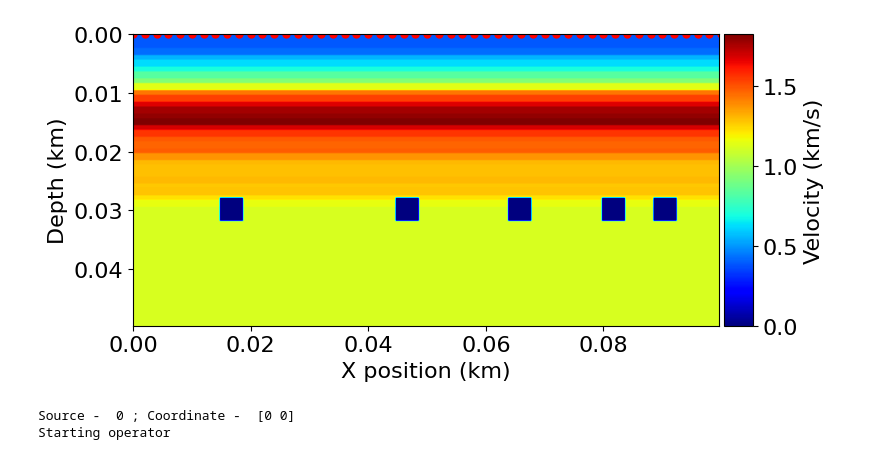
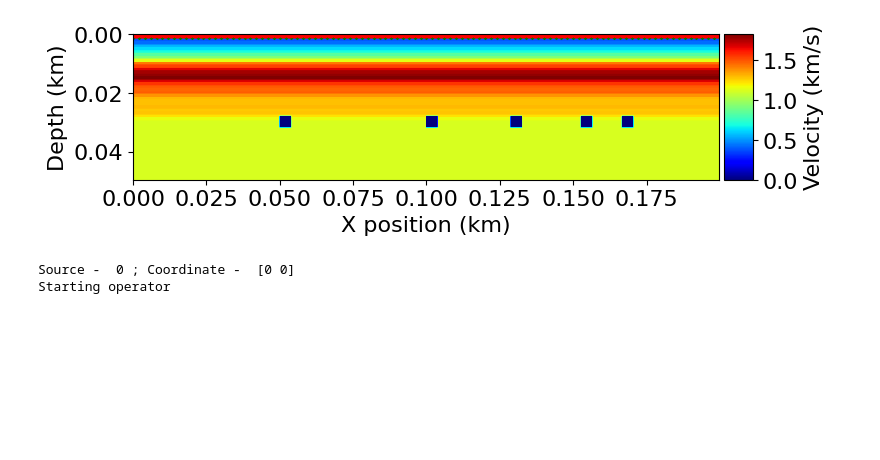
Before and after one commit to spaceswimmer/Seismic_modeling, a Jupyter notebook: src/2d_VSP_RTM/VSP_Gypsum.ipynb, the cells around one changed output. Drawn from its saved outputs; the diff is of its cells as text; code cells hidden in the pictures; blank space fills up the shorter version.

```diff
--- a/src/2d_VSP_RTM/VSP_Gypsum.ipynb
+++ b/src/2d_VSP_RTM/VSP_Gypsum.ipynb
@@ -63,7 +63,7 @@ def create_velocity_model(depths, velocities, max_depth, dz):
     return model_depths, velocity_model
 # %%
 spacing = (0.4, 0.4)
-size = (100, 50)
+size = (200, 50)
 shape = tuple(int(i/j) for i, j in zip(size, spacing))
 #speeds
 vdf = pd.read_excel("../../data/VSP_Gypsum_data/ВСП_скорости_ИТОГ.xlsx", sheet_name="Skv_E_S", header=0)
@@ -71,11 +71,11 @@ vdf = vdf[vdf["Vs (7 точек)"].notna()]
 d, vp = create_velocity_model(vdf["DEPTH"], vdf["Vs (7 точек)"], size[1], spacing[1])
 vp = np.tile(vp, (shape[0], 1))/1000
 #left square
-vp[int(15/spacing[0]):int(19/spacing[0]+spacing[0]),int(28/spacing[1]):int(32/spacing[1]+spacing[1])] = 1e-10
-vp[int(45/spacing[0]):int(49/spacing[0]+spacing[0]),int(28/spacing[1]):int(32/spacing[1]+spacing[1])] = 1e-10
-vp[int(64/spacing[0]):int(68/spacing[0]+spacing[0]),int(28/spacing[1]):int(32/spacing[1]+spacing[1])] = 1e-10
-vp[int(80/spacing[0]):int(84/spacing[0]+spacing[0]),int(28/spacing[1]):int(32/spacing[1]+spacing[1])] = 1e-10
-vp[int(89/spacing[0]):int(93/spacing[0]+spacing[0]),int(28/spacing[1]):int(32/spacing[1]+spacing[1])] = 1e-10
+vp[int(50/spacing[0]):int(54/spacing[0]+spacing[0]),int(28/spacing[1]):int(32/spacing[1]+spacing[1])] = 1e-10
+vp[int(100/spacing[0]):int(104/spacing[0]+spacing[0]),int(28/spacing[1]):int(32/spacing[1]+spacing[1])] = 1e-10
+vp[int(129/spacing[0]):int(133/spacing[0]+spacing[0]),int(28/spacing[1]):int(32/spacing[1]+spacing[1])] = 1e-10
+vp[int(153/spacing[0]):int(157/spacing[0]+spacing[0]),int(28/spacing[1]):int(32/spacing[1]+spacing[1])] = 1e-10
+vp[int(167/spacing[0]):int(171/spacing[0]+spacing[0]),int(28/spacing[1]):int(32/spacing[1]+spacing[1])] = 1e-10
 
 
 x_pos = np.arange(0,size[0]+2, 2)
@@ -109,5 +98,5 @@ array([[   0.        ,    1.8       ,  388.1580381 ],
 # %%
-plot_velocity(model, device_coordinates)
+plot_velocity(model, device_coordinates+[1,0], device_coordinates)
 # %% [output]
-[figure, old version]
+[figure, new version]
 # %%
```
Also changed, not shown: parts of 5 cells of this notebook, 12 other files.
